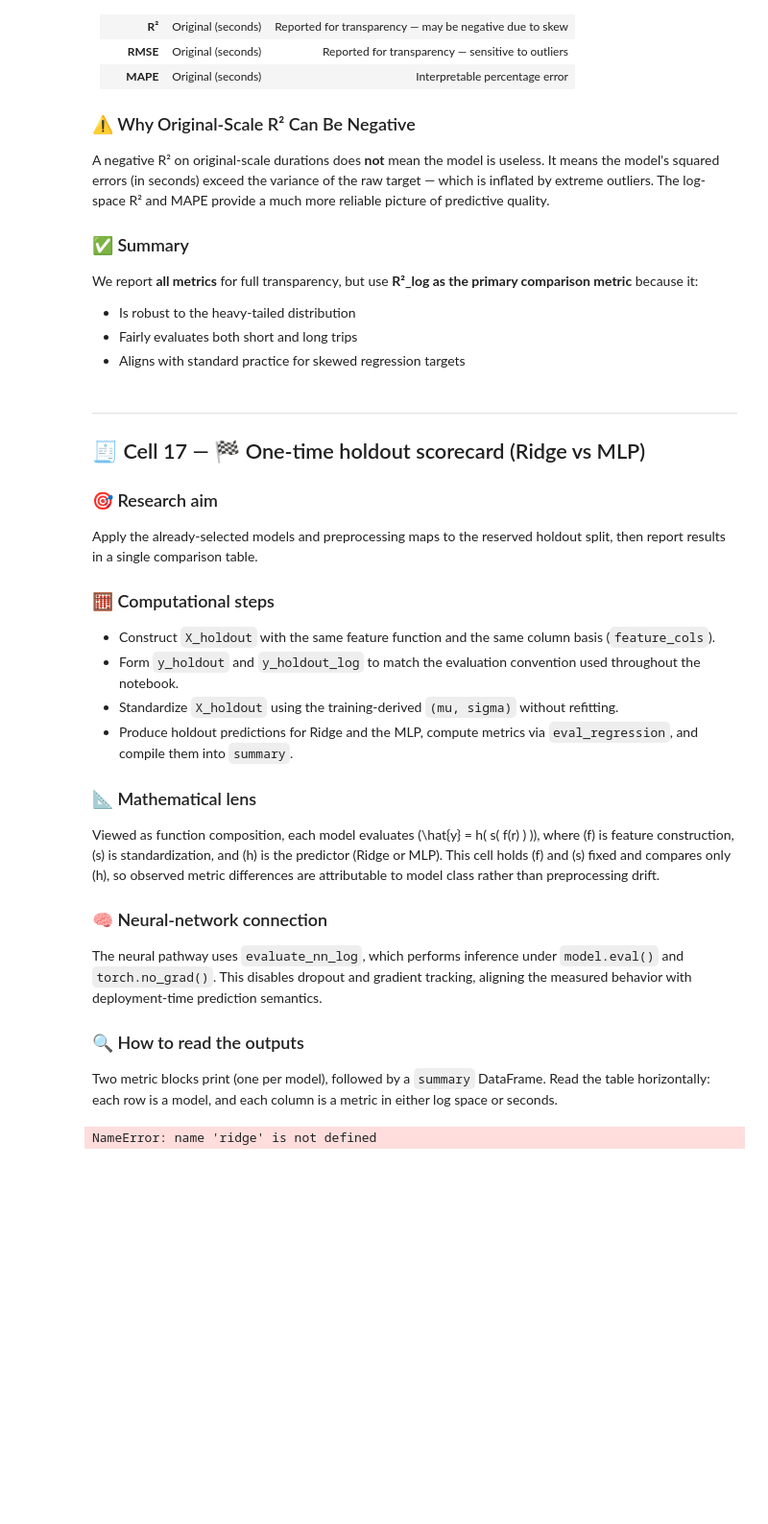
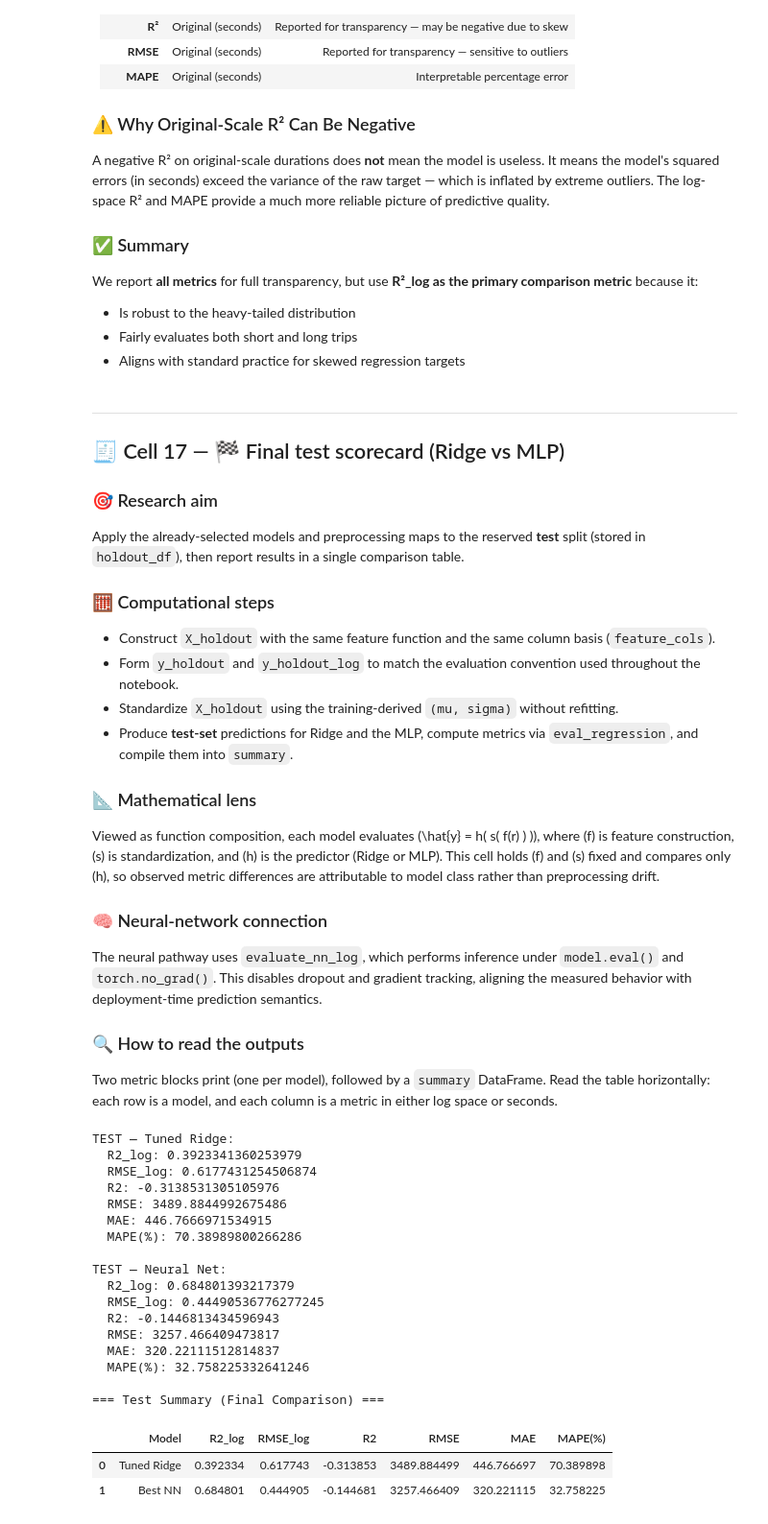
Before and after one commit to DrAlzahraniProjects/csusb_spring26_cse5140_team1, a Jupyter notebook: notebooks/NN_Analysis.ipynb, the cells around one changed output. Shown at 96% size. Cells and saved outputs as stored; diff of their text form; code cells hidden in the pictures; blank space fills up the shorter version.

```diff
--- a/notebooks/NN_Analysis.ipynb
+++ b/notebooks/NN_Analysis.ipynb
@@ -1061,16 +1089,16 @@ We report **all metrics** for full transparency, but use **R²_log as the primar
 - Aligns with standard practice for skewed regression targets
 # %% [markdown]
 ---
-## 🧾 Cell 17 — 🏁 One-time holdout scorecard (Ridge vs MLP)
+## 🧾 Cell 17 — 🏁 Final test scorecard (Ridge vs MLP)
 
 ### 🎯 Research aim
-Apply the already-selected models and preprocessing maps to the reserved holdout split, then report results in a single comparison table.
+Apply the already-selected models and preprocessing maps to the reserved **test** split (stored in `holdout_df`), then report results in a single comparison table.
 
 ### 🧮 Computational steps
 - Construct `X_holdout` with the same feature function and the same column basis (`feature_cols`).
 - Form `y_holdout` and `y_holdout_log` to match the evaluation convention used throughout the notebook.
 - Standardize `X_holdout` using the training-derived `(mu, sigma)` without refitting.
-- Produce holdout predictions for Ridge and the MLP, compute metrics via `eval_regression`, and compile them into `summary`.
+- Produce **test-set** predictions for Ridge and the MLP, compute metrics via `eval_regression`, and compile them into `summary`.
 
 ### 📐 Mathematical lens
 Viewed as function composition, each model evaluates \(\hat{y} = h( s( f(r) ) )\), where \(f\) is feature construction, \(s\) is standardization, and \(h\) is the predictor (Ridge or MLP). This cell holds \(f\) and \(s\) fixed and compares only \(h\), so observed metric differences are attributable to model class rather than preprocessing drift.
@@ -1081,34 +1109,53 @@ The neural pathway uses `evaluate_nn_log`, which performs inference under `model
 ### 🔍 How to read the outputs
 Two metric blocks print (one per model), followed by a `summary` DataFrame. Read the table horizontally: each row is a model, and each column is a metric in either log space or seconds.
 # %%
-# Build holdout features ONLY here
+# Build test features ONLY here
 X_holdout = build_features(holdout_df).reindex(columns=feature_cols, fill_value=0.0)
 y_holdout = holdout_df[TARGET].to_numpy().astype(np.float64)
 y_holdout_log = np.log1p(y_holdout)
 
 # Apply standardization using training mean/std so models train stably.
 X_holdout_s = (X_holdout - mu) / sigma
 
-# Baseline holdout
+# Baseline test
 hold_pred_log_ridge = ridge.predict(X_holdout_s)
 hold_pred_log_ridge = np.clip(hold_pred_log_ridge, CLIP_MIN, CLIP_MAX)
-hold_ridge_metrics = eval_regression(y_holdout_log, hold_pred_log_ridge, y_true_orig=y_holdout, label="HOLDOUT — Tuned Ridge:")
+hold_ridge_metrics = eval_regression(y_holdout_log, hold_pred_log_ridge, y_true_orig=y_holdout, label="TEST — Tuned Ridge:")
 
-# NN holdout
+# NN test
 hold_pred_log_nn = evaluate_nn_log(best_model, X_holdout_s.to_numpy().astype(np.float32))
-hold_nn_metrics = eval_regression(y_holdout_log, hold_pred_log_nn, y_true_orig=y_holdout, label="\nHOLDOUT — Neural Net:")
+hold_nn_metrics = eval_regression(y_holdout_log, hold_pred_log_nn, y_true_orig=y_holdout, label="\nTEST — Neural Net:")
 
 # --- Summary table ---
 summary = pd.DataFrame([
     {"Model": "Tuned Ridge", **hold_ridge_metrics},
     {"Model": "Best NN", **hold_nn_metrics},
 ])
 
 # Print key configuration so runs are easy to reproduce/debug.
-print("\n=== Holdout Summary ===")
+print("\n=== Test Summary (Final Comparison) ===")
 display(summary)
 # %% [output]
-NameError: name 'ridge' is not defined
+TEST — Tuned Ridge:
+  R2_log: 0.3923341360253979
+  RMSE_log: 0.6177431254506874
+  R2: -0.3138531305105976
+  RMSE: 3489.8844992675486
+  MAE: 446.7666971534915
+  MAPE(%): 70.38989800266286
+
+TEST — Neural Net:
+  R2_log: 0.684801393217379
+  RMSE_log: 0.44490536776277245
+  R2: -0.1446813434596943
+  RMSE: 3257.466409473817
+  MAE: 320.22111512814837
+  MAPE(%): 32.758225332641246
+
+=== Test Summary (Final Comparison) ===
+|  | Model | R2_log | RMSE_log | R2 | RMSE | MAE | MAPE(%) |
+| 0 | Tuned Ridge | 0.392334 | 0.617743 | -0.313853 | 3489.884499 | 446.766697 | 70.389898 |
+| 1 | Best NN | 0.684801 | 0.444905 | -0.144681 | 3257.466409 | 320.221115 | 32.758225 |
 # %%
 
 
```
Also changed, not shown: parts of 16 cells of this notebook.
